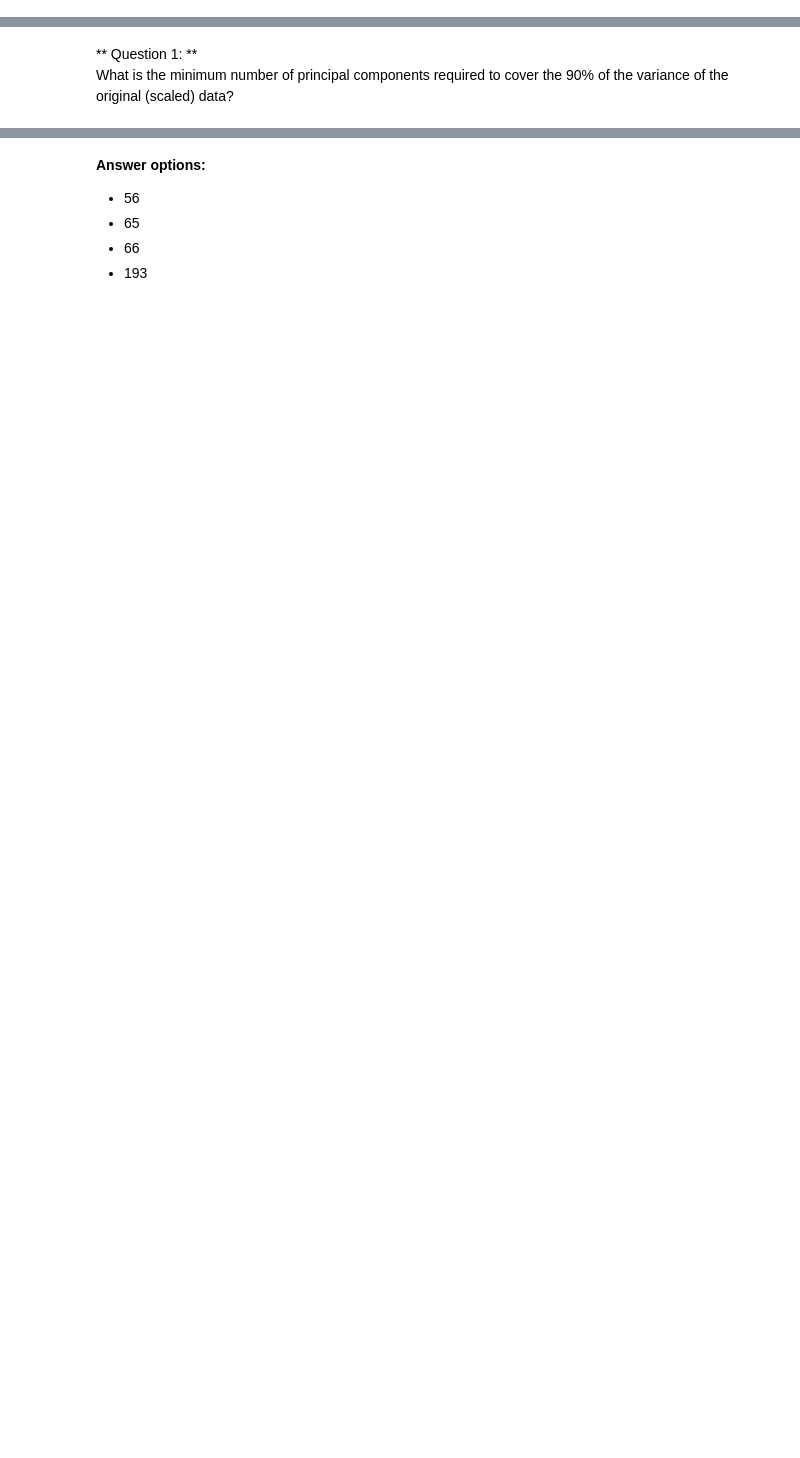
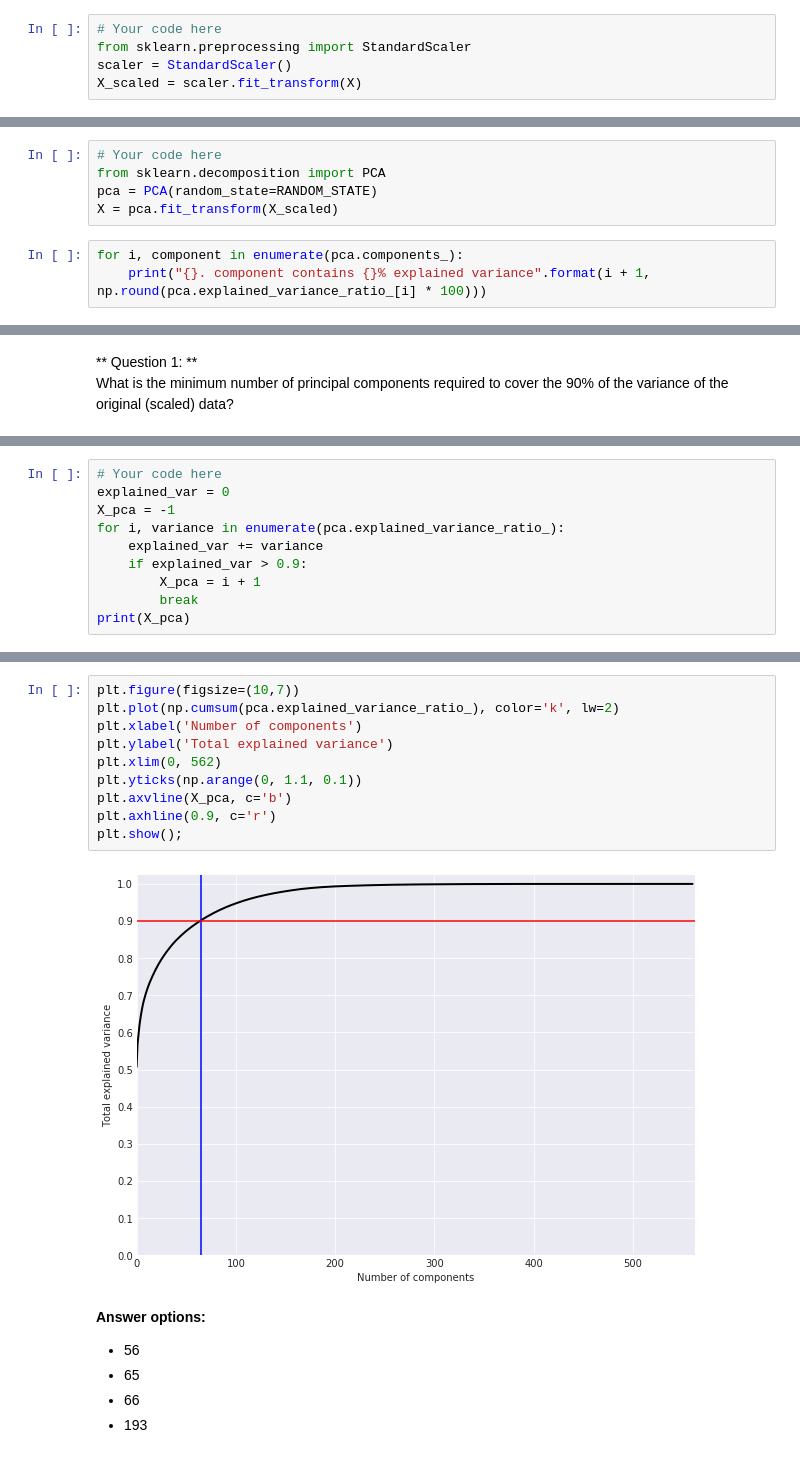
Before and after one commit to GreenSnabl/robotics_ml, a Jupyter notebook: ml_course_en/assignments/Assignment 05. Unsupervised_learning.ipynb, the cells around one changed output, grey strips where cells are left out. Drawn from its saved outputs; the diff is of its cells as text; blank space fills up the shorter version.

```diff
--- a/ml_course_en/assignments/Assignment 05. Unsupervised_learning.ipynb
+++ b/ml_course_en/assignments/Assignment 05. Unsupervised_learning.ipynb
@@ -71,2 +100,7 @@ Scale the sample using `StandardScaler` with default parameters.
+# %%
+# Your code here
+from sklearn.preprocessing import StandardScaler
+scaler = StandardScaler()
+X_scaled = scaler.fit_transform(X)
 # %% [markdown]
 Reduce the number of dimensions using PCA, leaving as many components as necessary to explain at least 90% of the variance of the original (scaled) data. Use the scaled dataset and fix `random_state` (RANDOM_STATE constant).
@@ -76,0 +107,8 @@ Reduce the number of dimensions using PCA, leaving as many components as necessa
+# %%
+# Your code here
+from sklearn.decomposition import PCA
+pca = PCA(random_state=RANDOM_STATE)
+X = pca.fit_transform(X_scaled)
+# %%
+for i, component in enumerate(pca.components_):
+    print("{}. component contains {}% explained variance".format(i + 1, np.round(pca.explained_variance_ratio_[i] * 100)))
@@ -81,0 +136,10 @@ What is the minimum number of principal components required to cover the 90% of
+# %%
+# Your code here
+explained_var = 0
+X_pca = -1
+for i, variance in enumerate(pca.explained_variance_ratio_):
+    explained_var += variance
+    if explained_var > 0.9:
+        X_pca = i + 1
+        break
+print(X_pca)
@@ -82,3 +152,15 @@ What is the minimum number of principal components required to cover the 90% of
+# %%
+plt.figure(figsize=(10,7))
+plt.plot(np.cumsum(pca.explained_variance_ratio_), color='k', lw=2)
+plt.xlabel('Number of components')
+plt.ylabel('Total explained variance')
+plt.xlim(0, 562)
+plt.yticks(np.arange(0, 1.1, 0.1))
+plt.axvline(X_pca, c='b')
+plt.axhline(0.9, c='r')
+plt.show();
+# %% [output]
+[figure, added]
 # %% [markdown]
 **Answer options:**
 - 56
```
Also changed, not shown: parts of 47 cells of this notebook, 5 other files.
